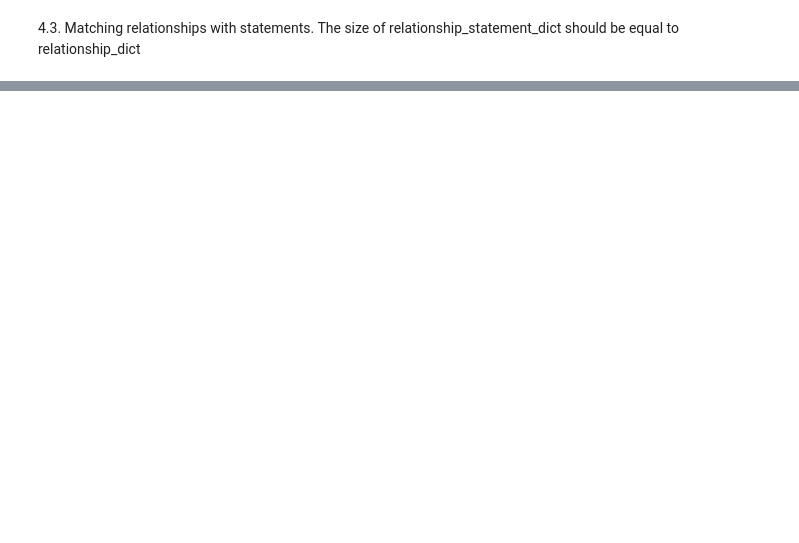
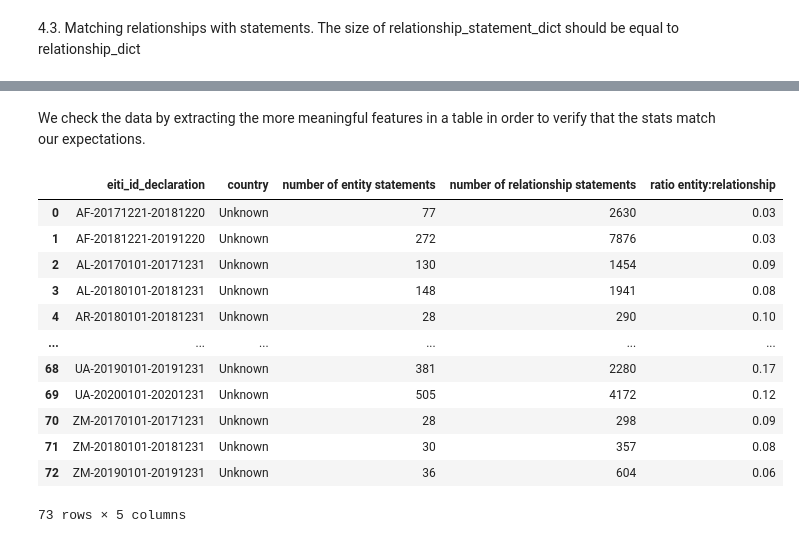
Before and after one commit to civicliteracies/EITI_SDT_data_verification_and_validation, a Jupyter notebook: 5_publish/1_test/eiti_bods_mapping.ipynb, the cells around one changed output, grey strips where cells are left out. Cells and saved outputs as stored; diff of their text form; code cells hidden in the pictures; blank space fills up the shorter version.

```diff
--- a/5_publish/1_test/eiti_bods_mapping.ipynb
+++ b/5_publish/1_test/eiti_bods_mapping.ipynb
@@ -508,8 +509,8 @@ global_index = 0
 
 for relationship_type, relationships in relationship_dicts.items():
     for (index, eiti_id_declaration), value in relationships.items():
-        # Create a new global key using the global index
-        new_key = (global_index, eiti_id_declaration)
+        # Create a new global key using the global index, original index, and eiti_id_declaration
+        new_key = (global_index, index, eiti_id_declaration)
         relationship_dict[new_key] = value
         global_index += 1
 
@@ -558,8 +559,6 @@ for (index, eiti_id_declaration) in entity_dict.keys():
         statement = json.loads(statement_dict[eiti_id_declaration])
         entity = json.loads(entity_dict[(index, eiti_id_declaration)])
         statement["recordDetails"] = entity
-
-        statement['statementId'] = generate_uuid3()
 
         # Set recordId and recordType in statement_dict
         statement["recordId"] = entity["identifiers"][0]["id"]
@@ -723,0 +849,46 @@ print(f"Filtered entries saved to {output_file}")
+# %% [markdown]
+We check the data by extracting the more meaningful features in a table in order to verify that the stats match our expectations.
+# %%
+# Initialize counters for entities and relationships
+results = []
+
+# Iterate over combined_dict to count entity and relationship statements
+for eiti_id_declaration, statements in combined_dict.items():
+    entity_count = 0
+    relationship_count = 0
+    country = None
+
+    for key, statement_json in statements.items():
+        statement = json.loads(statement_json)
+        record_type = statement["recordType"]
+        if record_type == "entity":
+            entity_count += 1
+            if country is None:
+                country = statement["recordDetails"].get("iso_alpha2_code", "Unknown")
+        elif record_type == "relationship":
+            relationship_count += 1
+            if country is None:
+                country = statement["recordDetails"].get("iso_alpha2_code", "Unknown")
+
+    ratio = round(entity_count / relationship_count, 2) if relationship_count > 0 else 0
+    results.append([eiti_id_declaration, country, entity_count, relationship_count, ratio])
+
+# Create the DataFrame
+results_df = pd.DataFrame(results, columns=['eiti_id_declaration', 'country', 'number of entity statements', 'number of relationship statements', 'ratio entity:relationship'])
+
+# Print the DataFrame
+display(results_df)
+# %% [output]
+|  | eiti_id_declaration | country | number of entity statements | number of relationship statements | ratio entity:relationship |
+| 0 | AF-20171221-20181220 | Unknown | 77 | 2630 | 0.03 |
+| 1 | AF-20181221-20191220 | Unknown | 272 | 7876 | 0.03 |
+| 2 | AL-20170101-20171231 | Unknown | 130 | 1454 | 0.09 |
+| 3 | AL-20180101-20181231 | Unknown | 148 | 1941 | 0.08 |
+| 4 | AR-20180101-20181231 | Unknown | 28 | 290 | 0.10 |
+| ... | ... | ... | ... | ... | ... |
+| 68 | UA-20190101-20191231 | Unknown | 381 | 2280 | 0.17 |
+| 69 | UA-20200101-20201231 | Unknown | 505 | 4172 | 0.12 |
+| 70 | ZM-20170101-20171231 | Unknown | 28 | 298 | 0.09 |
+| 71 | ZM-20180101-20181231 | Unknown | 30 | 357 | 0.08 |
+| 72 | ZM-20190101-20191231 | Unknown | 36 | 604 | 0.06 |
+73 rows × 5 columns
```
Also changed, not shown: parts of 27 cells of this notebook.
